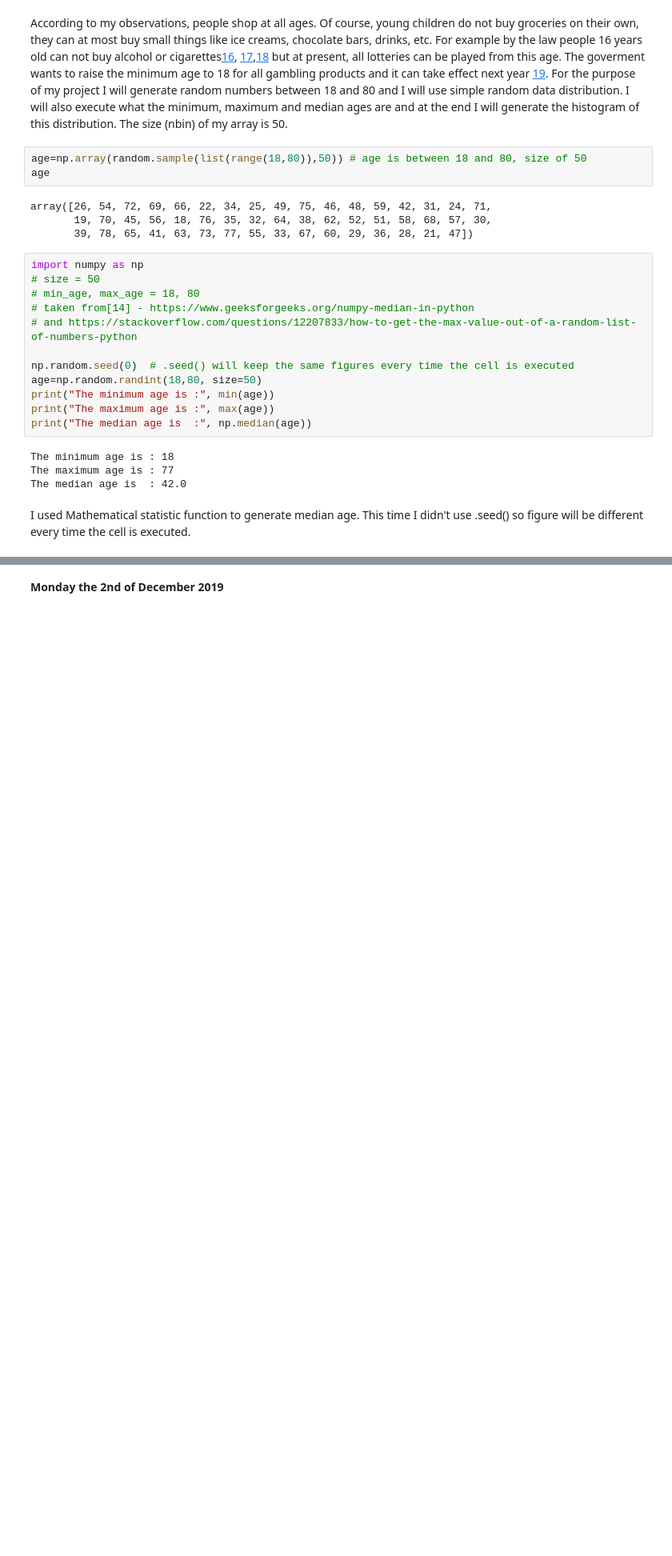
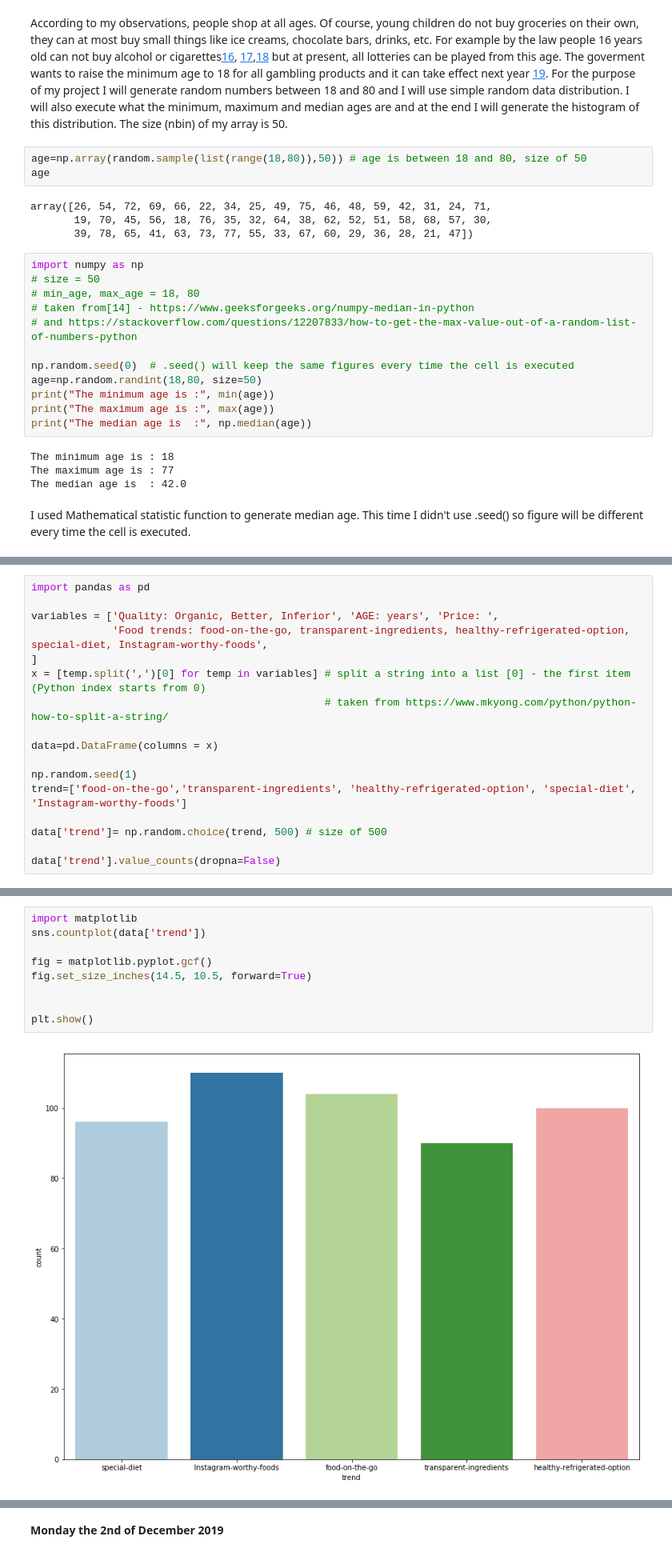
Before and after one commit to karolinaszafranbelzowska/grocery-shopping, a Jupyter notebook: grocery-shopping.ipynb, the cells around one changed output, grey strips where cells are left out. Shown at 80% size. Drawn from its saved outputs; the diff is of its cells as text; blank space fills up the shorter version.

```diff
--- a/grocery-shopping.ipynb
+++ b/grocery-shopping.ipynb
@@ -219,0 +224,17 @@ fig.show()
+# %%
+import pandas as pd
+
+variables = ['Quality: Organic, Better, Inferior', 'AGE: years', 'Price: ',
+             'Food trends: food-on-the-go, transparent-ingredients, healthy-refrigerated-option, special-diet, Instagram-worthy-foods',
+]
+x = [temp.split(',')[0] for temp in variables] # split a string into a list [0] - the first item (Python index starts from 0)
+                                               # taken from https://www.mkyong.com/python/python-how-to-split-a-string/
+
+data=pd.DataFrame(columns = x)
+
+np.random.seed(1)
+trend=['food-on-the-go','transparent-ingredients', 'healthy-refrigerated-option', 'special-diet', 'Instagram-worthy-foods']
+
+data['trend']= np.random.choice(trend, 500) # size of 500
+
+data['trend'].value_counts(dropna=False)
@@ -219,0 +248,11 @@ fig.show()
+# %%
+import matplotlib
+sns.countplot(data['trend'])
+
+fig = matplotlib.pyplot.gcf()
+fig.set_size_inches(14.5, 10.5, forward=True)
+
+
+plt.show()
+# %% [output]
+[figure, added]
```
Also changed, not shown: parts of 44 cells of this notebook, 1 other file.
